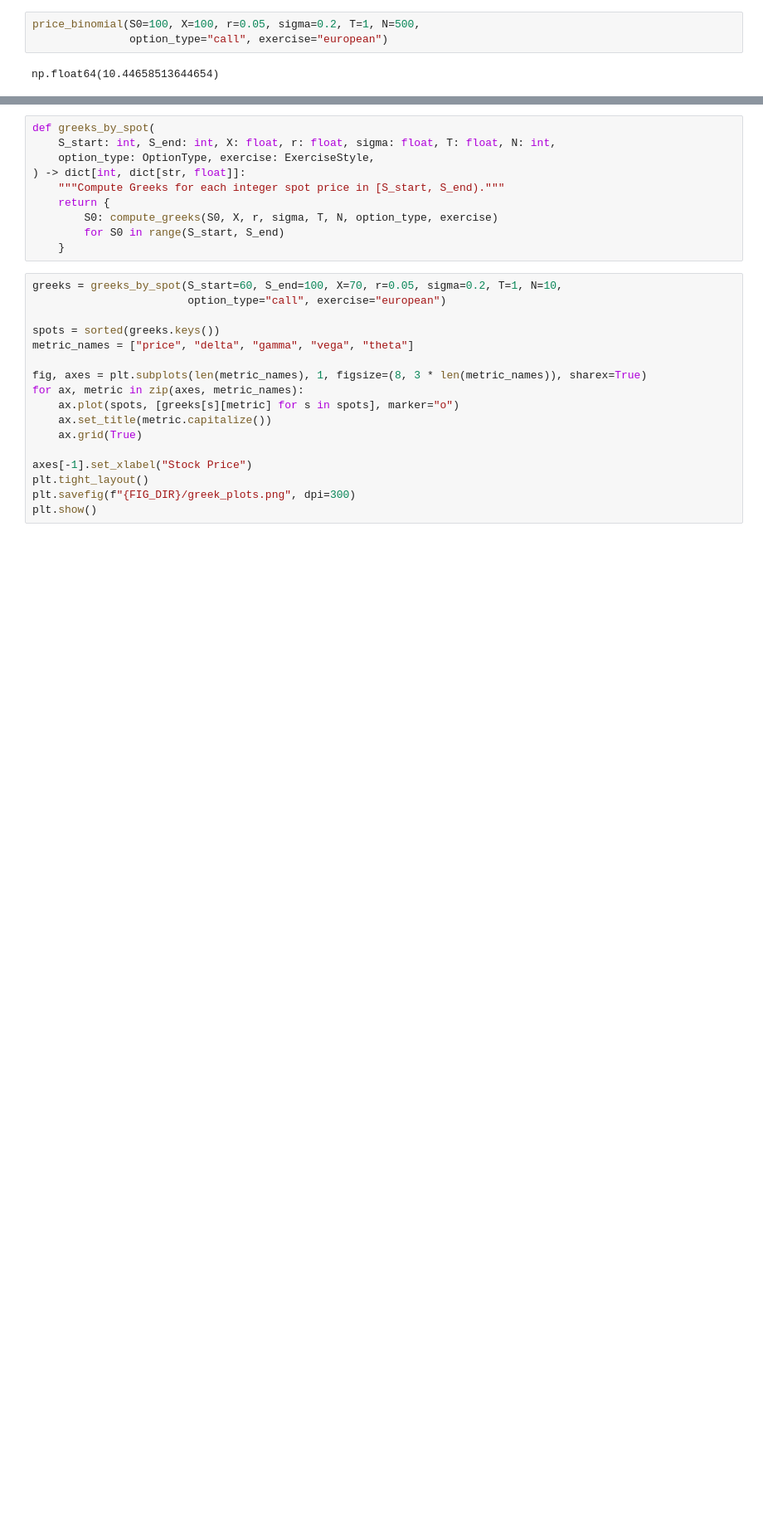
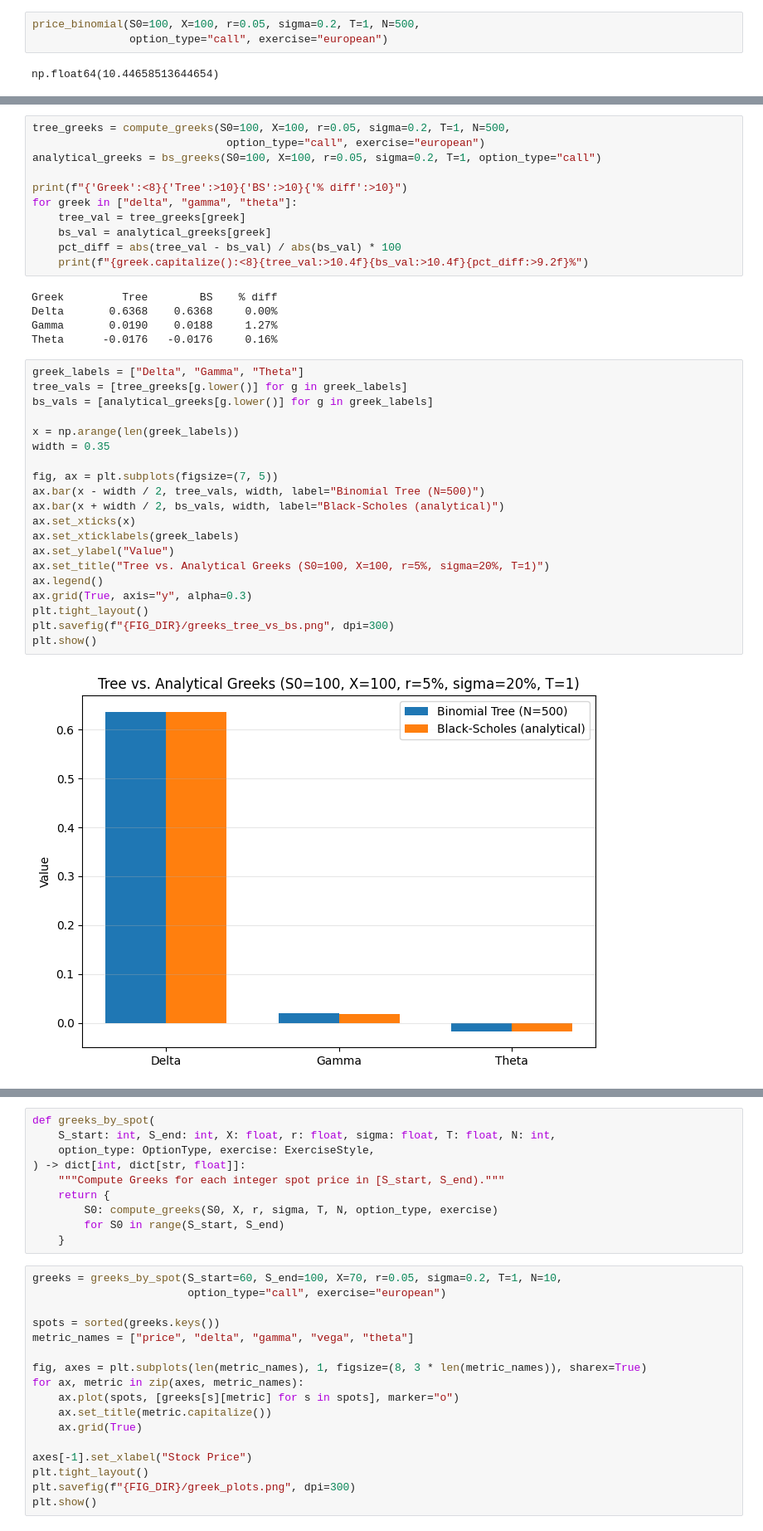
Before and after one commit to niks28fin/Binomial-Tree-Convergence-Analysis, a Jupyter notebook: Binomial Tree.ipynb, the cells around one changed output, grey strips where cells are left out. Shown at 83% size. Cells and saved outputs as stored; diff of their text form; blank space fills up the shorter version.

```diff
--- a/Binomial Tree.ipynb
+++ b/Binomial Tree.ipynb
@@ -176 +213,39 @@ compute_greeks(S0=100, X=100, r=0.05, sigma=0.2, T=1, N=500,
+# %%
+tree_greeks = compute_greeks(S0=100, X=100, r=0.05, sigma=0.2, T=1, N=500,
+                              option_type="call", exercise="european")
+analytical_greeks = bs_greeks(S0=100, X=100, r=0.05, sigma=0.2, T=1, option_type="call")
+
+print(f"{'Greek':<8}{'Tree':>10}{'BS':>10}{'% diff':>10}")
+for greek in ["delta", "gamma", "theta"]:
+    tree_val = tree_greeks[greek]
+    bs_val = analytical_greeks[greek]
+    pct_diff = abs(tree_val - bs_val) / abs(bs_val) * 100
+    print(f"{greek.capitalize():<8}{tree_val:>10.4f}{bs_val:>10.4f}{pct_diff:>9.2f}%")
+# %% [output]
+Greek         Tree        BS    % diff
+Delta       0.6368    0.6368     0.00%
+Gamma       0.0190    0.0188     1.27%
+Theta      -0.0176   -0.0176     0.16%
+# %%
+greek_labels = ["Delta", "Gamma", "Theta"]
+tree_vals = [tree_greeks[g.lower()] for g in greek_labels]
+bs_vals = [analytical_greeks[g.lower()] for g in greek_labels]
+
+x = np.arange(len(greek_labels))
+width = 0.35
+
+fig, ax = plt.subplots(figsize=(7, 5))
+ax.bar(x - width / 2, tree_vals, width, label="Binomial Tree (N=500)")
+ax.bar(x + width / 2, bs_vals, width, label="Black-Scholes (analytical)")
+ax.set_xticks(x)
+ax.set_xticklabels(greek_labels)
+ax.set_ylabel("Value")
+ax.set_title("Tree vs. Analytical Greeks (S0=100, X=100, r=5%, sigma=20%, T=1)")
+ax.legend()
+ax.grid(True, axis="y", alpha=0.3)
+plt.tight_layout()
+plt.savefig(f"{FIG_DIR}/greeks_tree_vs_bs.png", dpi=300)
+plt.show()
+# %% [output]
+[figure, added]
 # %% [markdown]
```
Also changed, not shown: parts of 17 cells of this notebook.
